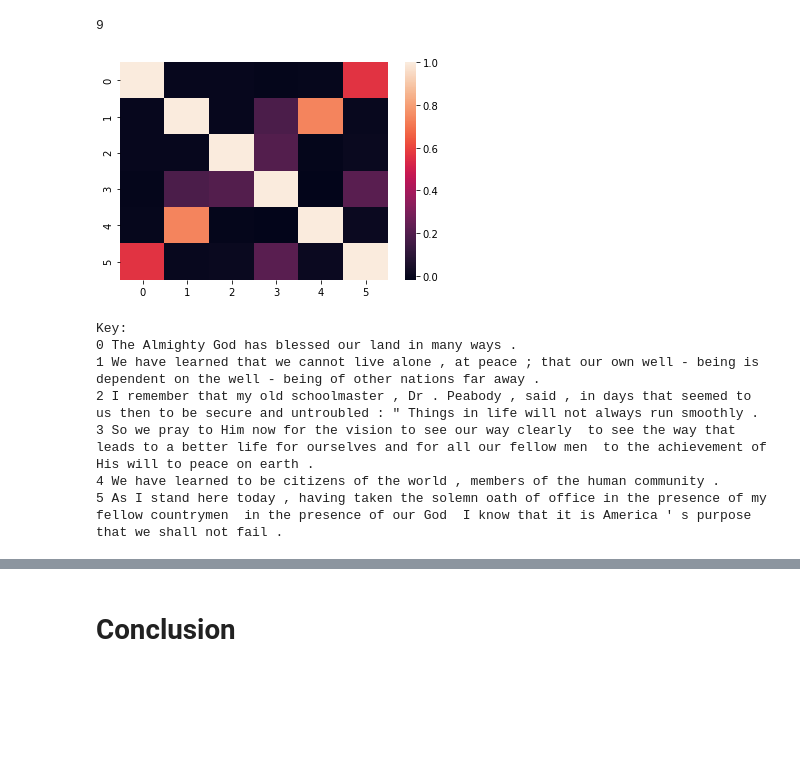
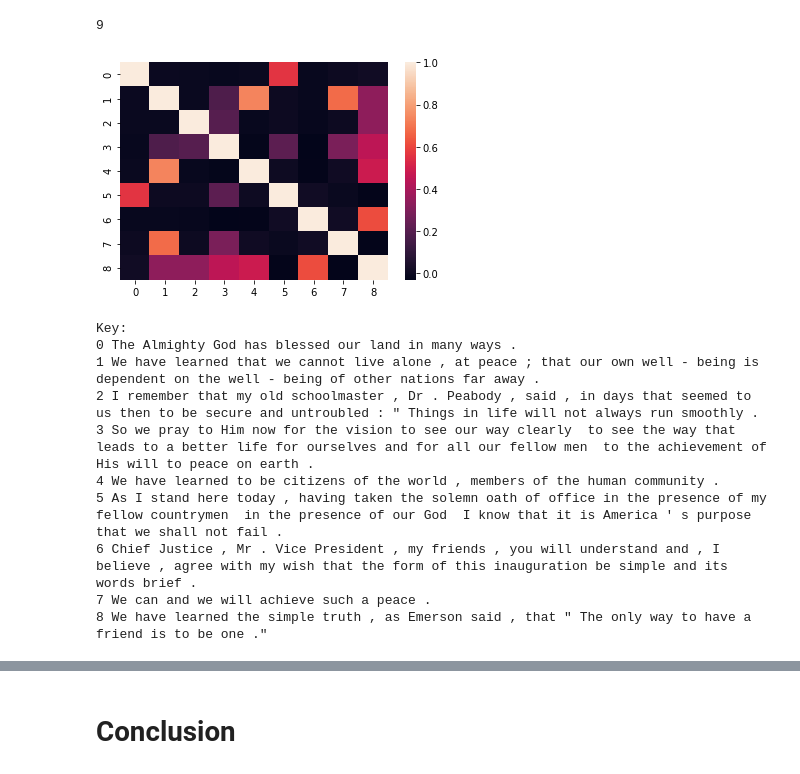
Before and after one commit to ckusheva/NLP-Capstone, a Jupyter notebook: Unsupervised Inaugural Capstone NLP.ipynb, the cells around one changed output, grey strips where cells are left out. Drawn from its saved outputs; the diff is of its cells as text; code cells hidden in the pictures; blank space fills up the shorter version.

```diff
--- a/Unsupervised Inaugural Capstone NLP.ipynb
+++ b/Unsupervised Inaugural Capstone NLP.ipynb
@@ -627,20 +624,20 @@ len(X_train)
 # %%
 import seaborn as sns
 # Compute document similarity using LSA components
 similarity = np.asarray(np.asmatrix(X_train_lsa) * np.asmatrix(X_train_lsa).T)
 #Only taking the first 10 sentences
-sim_matrix=pd.DataFrame(similarity,index=X_train).iloc[0:6,0:6]
+sim_matrix=pd.DataFrame(similarity,index=X_train).iloc[0:9,0:9]
 #Making a plot
-ax = sns.heatmap(sim_matrix,yticklabels=range(6))
+ax = sns.heatmap(sim_matrix,yticklabels=range(9))
 plt.show()
 
 #Generating a key for the plot.
 #put len instead of hardcoding!!!!!!!!!!!
 print('Key:')
-for i in range(6):
+for i in range(9):
     print(i,sim_matrix.index[i])
 # %% [output]
-[figure, old version]
+[figure, new version]
 Key:
 0 The Almighty God has blessed our land in many ways .
 1 We have learned that we cannot live alone , at peace ; that our own well - being is dependent on the well - being of other nations far away .
@@ -648,6 +645,9 @@ Key:
 3 So we pray to Him now for the vision to see our way clearly  to see the way that leads to a better life for ourselves and for all our fellow men  to the achievement of His will to peace on earth .
 4 We have learned to be citizens of the world , members of the human community .
 5 As I stand here today , having taken the solemn oath of office in the presence of my fellow countrymen  in the presence of our God  I know that it is America ' s purpose that we shall not fail .
+6 Chief Justice , Mr . Vice President , my friends , you will understand and , I believe , agree with my wish that the form of this inauguration be simple and its words brief .
+7 We can and we will achieve such a peace .
+8 We have learned the simple truth , as Emerson said , that " The only way to have a friend is to be one ."
 # %%
 import seaborn as sns
 # Compute document similarity using LSA components
```
Also changed, not shown: parts of 10 cells of this notebook.
